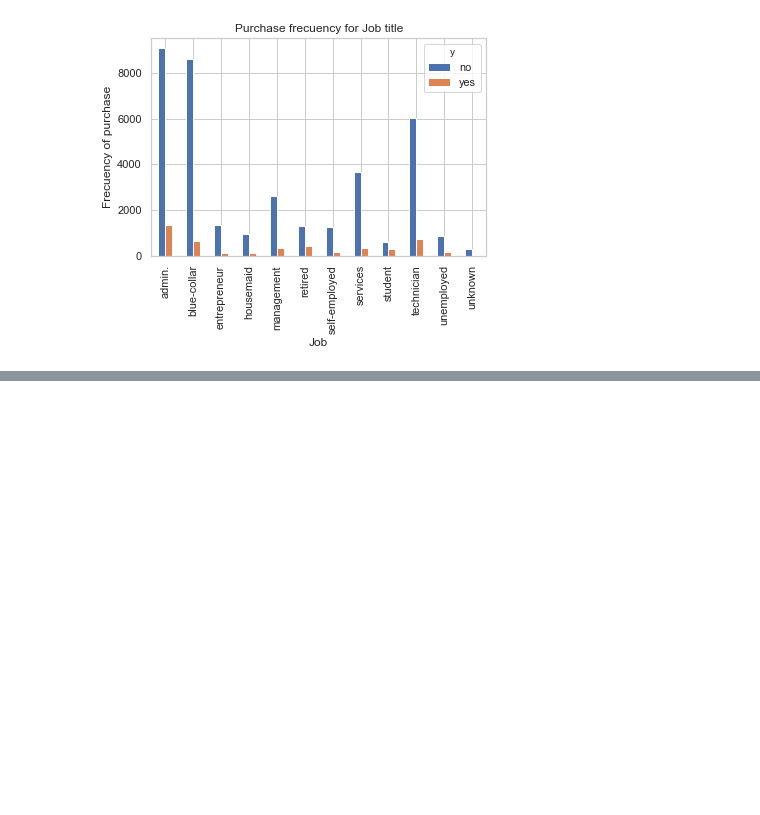
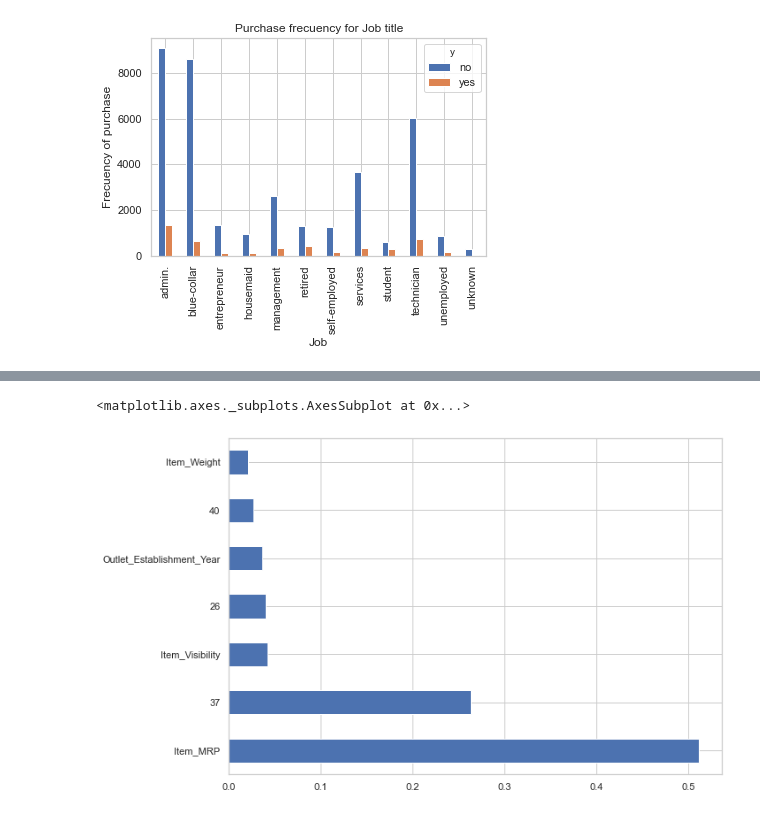
Before and after one commit to gonzalo71/TestGit, a Jupyter notebook: hoja_sucia.ipynb, the cells around one changed output, grey strips where cells are left out. Saved outputs shown, nothing was run; the diff lists cells and outputs as text; code cells hidden in the pictures; blank space fills up the shorter version.

```diff
--- a/hoja_sucia.ipynb
+++ b/hoja_sucia.ipynb
@@ -101,0 +201,33 @@ Text(0, 0.5, &#39;Frecuency of purchase&#39;)
+# %%
+# podemos quitar las columnas
+train_data.drop(columns_cate,inplace=True,axis=1)
+# %%
+#Scale the data:
+from sklearn.preprocessing import StandardScaler
+# create an object of the standarscaler
+scaler = StandardScaler()
+# fit with the Item_MRP
+scaler.fit(np.array(train_data["Item_MRP"]).reshape(-1,1))
+# transforma the data
+train_data["Item_MRP"] = scaler.transform(np.array(train_data["Item_MRP"]).reshape(-1,1))
+# %%
+# Model Building
+# importing libraries
+from sklearn.linear_model import LinearRegression
+from sklearn.ensemble import  RandomForestRegressor
+from sklearn.model_selection import train_test_split
+from sklearn.metrics import mean_squared_error
+
+train_X = train_data.drop(columns=['Item_Identifier','Item_Outlet_Sales'])
+train_Y = train_data['Item_Outlet_Sales']
+
+def modelos_aprueba(train_X,train_Y,model):
+    train_x,test_x,train_y,test_y = train_test_split(train_X,train_Y,test_size=0.25,random_state=0)
+    model = model
+    model.fit(train_x,train_y)
+
+    predict_train = model.predict(train_x)
+    predict_test = model.predict(test_x)
+
+    print("rmse on train data:",mean_squared_error(train_y,predict_train)**(0.5))
+    print("rmse on test data:",mean_squared_error(test_y,predict_test)**(0.5))
@@ -101,0 +286,15 @@ Text(0, 0.5, &#39;Frecuency of purchase&#39;)
+# %%
+# select features (we plot the 7 most important features)
+train_x,test_x,train_y,test_y = train_test_split(train_X,train_Y,test_size=0.25,random_state=0)
+model = RandomForestRegressor(max_depth=10)
+model.fit(train_x,train_y)
+
+predict_train = model.predict(train_x)
+predict_test = model.predict(test_x)
+# %%
+plt.figure(figsize=(10,7))
+features = pd.Series(model.feature_importances_,index=train_x.columns)
+features.nlargest(7).plot(kind="barh")
+# %% [output]
+<matplotlib.axes._subplots.AxesSubplot at 0x...>
+[figure, added]
```
Also changed, not shown: parts of 14 cells of this notebook, 2 other files.
